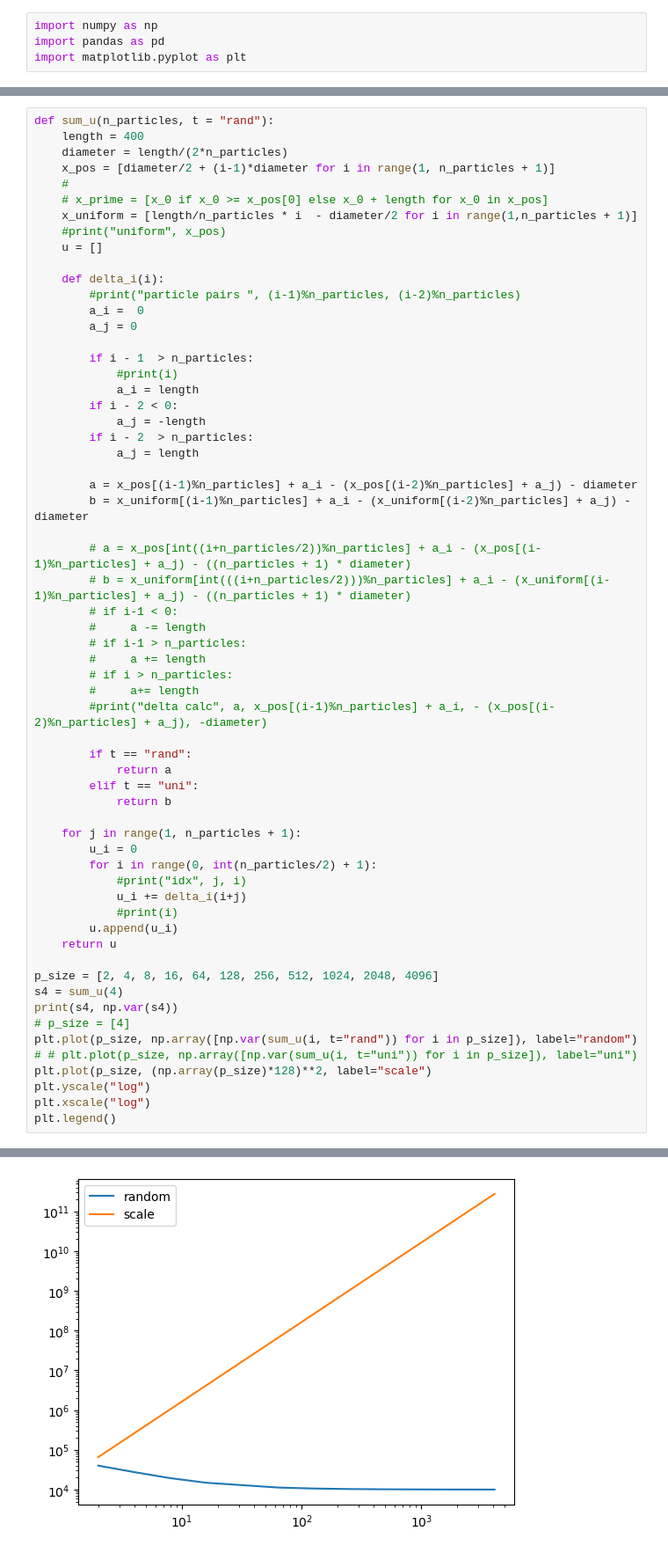
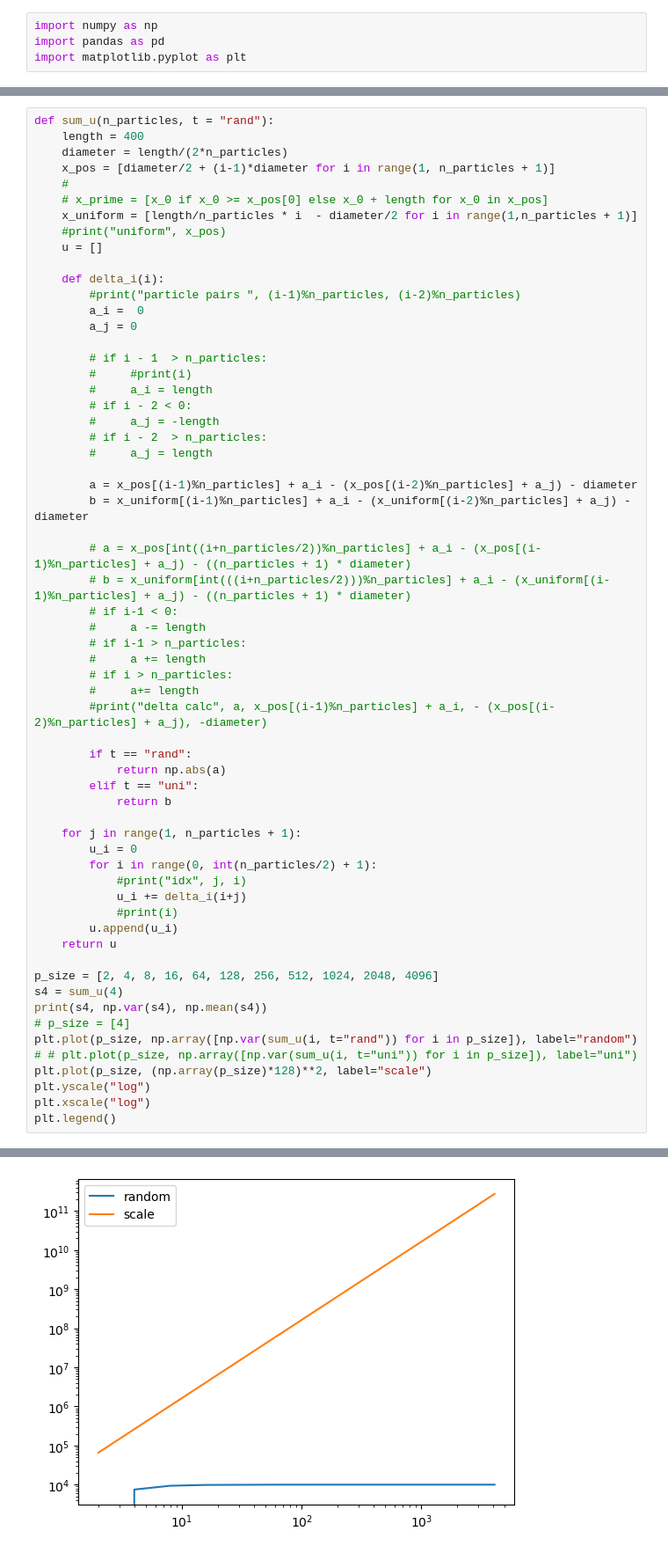
Before and after one commit to plumol/monte-carlo-simulations, a Jupyter notebook: mixing_times.ipynb, the cells around one changed output, grey strips where cells are left out. Shown at 88% size. Drawn from its saved outputs; the diff is of its cells as text.

```diff
--- a/mixing_times.ipynb
+++ b/mixing_times.ipynb
@@ -108,13 +108,13 @@ def sum_u(n_particles, t = "rand"):
         a_i =  0
         a_j = 0
 
-        if i - 1  > n_particles:
-            #print(i)
-            a_i = length
-        if i - 2 < 0:
-            a_j = -length
-        if i - 2  > n_particles:
-            a_j = length
+        # if i - 1  > n_particles:
+        #     #print(i)
+        #     a_i = length
+        # if i - 2 < 0:
+        #     a_j = -length
+        # if i - 2  > n_particles:
+        #     a_j = length
 
         a = x_pos[(i-1)%n_particles] + a_i - (x_pos[(i-2)%n_particles] + a_j) - diameter
         b = x_uniform[(i-1)%n_particles] + a_i - (x_uniform[(i-2)%n_particles] + a_j) - diameter
@@ -130,7 +130,7 @@ def sum_u(n_particles, t = "rand"):
         #print("delta calc", a, x_pos[(i-1)%n_particles] + a_i, - (x_pos[(i-2)%n_particles] + a_j), -diameter)
 
         if t == "rand":
-            return a
+            return np.abs(a)
         elif t == "uni":
             return b
 
@@ -145,7 +145,7 @@ def sum_u(n_particles, t = "rand"):
 
 p_size = [2, 4, 8, 16, 64, 128, 256, 512, 1024, 2048, 4096]
 s4 = sum_u(4)
-print(s4, np.var(s4))
+print(s4, np.var(s4), np.mean(s4))
 # p_size = [4]
 plt.plot(p_size, np.array([np.var(sum_u(i, t="rand")) for i in p_size]), label="random")
 # # plt.plot(p_size, np.array([np.var(sum_u(i, t="uni")) for i in p_size]), label="uni")
@@ -158,5 +158,5 @@ plt.legend()
 <matplotlib.legend.Legend at 0x...>
-[figure, old version]
+[figure, new version]
 # %%
 def sum_w(n_particles):
     length = 400
```
Also changed, not shown: parts of 2 cells of this notebook.
